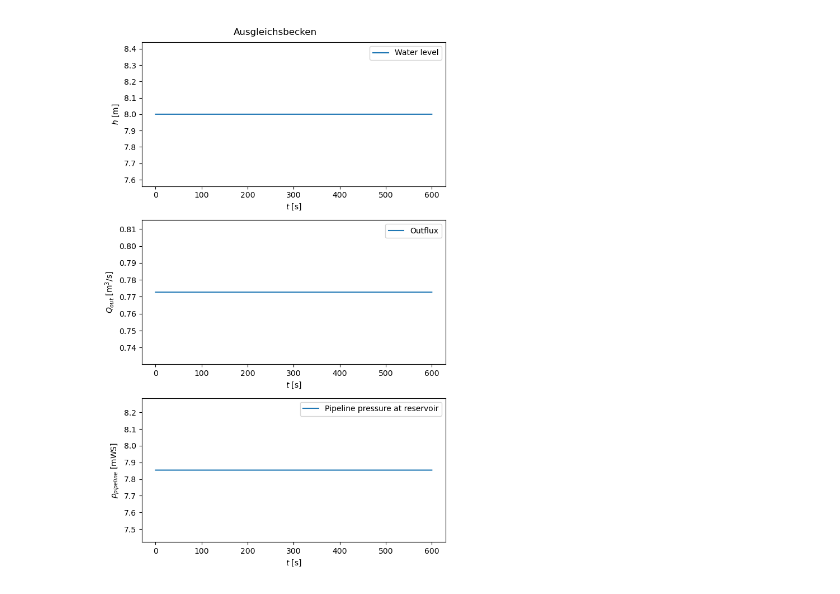
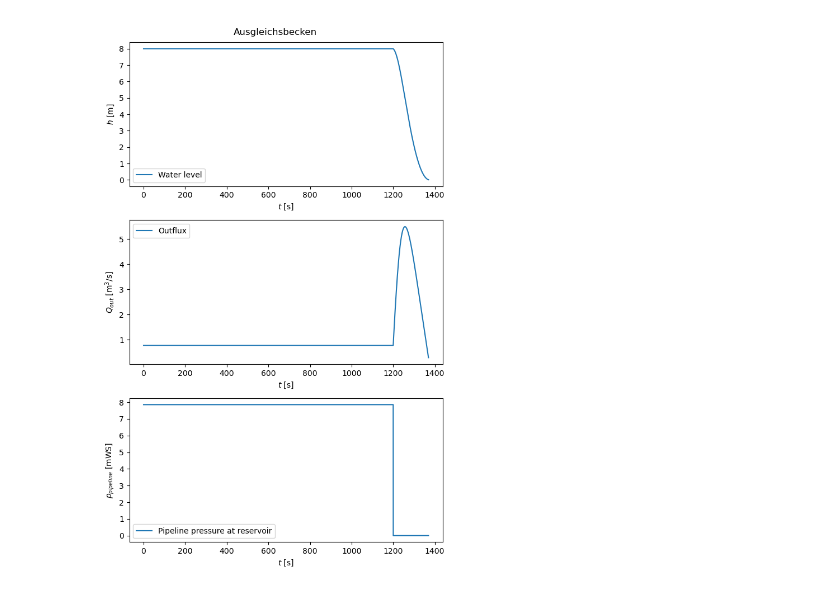
Before and after one commit to GeorgBrantegger/Kelag_DT_Slot_3, a Jupyter notebook: Ausgleichsbecken/Ausgleichsbecken_test_steady_state.ipynb, the cells around one changed output. Cells and saved outputs as stored; diff of their text form; code cells hidden in the pictures.

```diff
--- a/Ausgleichsbecken/Ausgleichsbecken_test_steady_state.ipynb
+++ b/Ausgleichsbecken/Ausgleichsbecken_test_steady_state.ipynb
@@ -31,7 +32,7 @@ Con_T_i             = 10.                                           # [s]
 Con_deadbandRange   = 0.05                                          # [m]       Deadband range around targetLevel for which the controller does NOT intervene
 
     # for pipeline
-Pip_length          = (535.+478.)                                   # [m]       length of pipeline
+Pip_length          = 1000.                                         # [m]       length of pipeline
 Pip_dia             = 0.9                                           # [m]       diameter of pipeline
 Pip_area            = Pip_dia**2/4*np.pi                            # [m²]      crossectional area of pipeline
 Pip_head            = 105.                                          # [m]       hydraulic head of pipeline without reservoir
@@ -58,7 +59,7 @@ Res_dt              = Pip_dt/Res_nt                                 # [s]
     # for general simulation
 flux_init           = Tur_Q_nenn/1.1                                # [m³/s]    initial flux through whole system for steady state initialization
 level_init          = Con_targetLevel                               # [m]       initial water level in upstream reservoir for steady state initialization
-simTime_target      = 600.                                          # [s]       target for total simulation time (will vary slightly to fit with Pip_dt)
+simTime_target      = 1800.                                          # [s]       target for total simulation time (will vary slightly to fit with Pip_dt)
 nt                  = int(simTime_target//Pip_dt)                   # [1]       Number of timesteps of the whole system
 t_vec               = np.arange(0,nt+1,1)*Pip_dt                    # [s]       time vector. At each step of t_vec the system parameters are stored
 # %%
@@ -72,14 +73,16 @@ reservoir.set_steady_state(flux_init,level_init)
 reservoir.get_info(full=True)
 
 # initialize vectors
+influx_vec      = np.full_like(t_vec,flux_init)
+influx_vec[np.argmin(np.abs(t_vec-1200.)):] = 0.
 outflux_vec     = np.zeros_like(t_vec)
 outflux_vec[0]  = reservoir.get_current_outflux()
 level_vec       = np.zeros_like(t_vec)
 level_vec[0]    = reservoir.get_current_level()
 volume_vec      = np.zeros_like(t_vec)
 volume_vec[0]   = reservoir.get_current_volume()
-pressure_vec    = np.zeros_like(t_vec)
-pressure_vec[0] = reservoir.get_current_pressure()
+pressure_vec    = np.full_like(t_vec,reservoir.get_current_pressure())
+pressure_vec[np.argmin(np.abs(t_vec-1200.)):] = 0.
 # %% [output]
 The cuboid reservoir has the following attributes:
 -----------------------------
@@ -101,16 +104,15 @@ Density of liquid     =       1000.0     kg/m³
 # %%
 # time loop
 for i in range(1,nt+1):
-    # if i == 500:
-    #     reservoir.set_influx(0.)
-    reservoir.set_pressure(pressure_vec[i-1],display_warning=False)
+    reservoir.set_influx(influx_vec[i])
+    reservoir.set_pressure(pressure_vec[i],display_warning=False)
     reservoir.set_outflux(outflux_vec[i-1],display_warning=False)
     for it_res in range(Res_nt):
         reservoir.timestep_reservoir_evolution()
 
     outflux_vec[i] = reservoir.get_current_outflux()
     level_vec[i]   = reservoir.get_current_level()
-    pressure_vec[i]   = reservoir.get_current_pressure()
+    # pressure_vec[i]   = reservoir.get_current_pressure()
 
 reservoir.get_info()
 # %% [output]
@@ -126,25 +120,25 @@ Current pipe pressure =       7.854      mWS
 # %%
 %matplotlib widget
 fig1, (ax1, ax2, ax3) = plt.subplots(3, 1)
 fig1.set_figheight(10)
 fig1.suptitle('Ausgleichsbecken')
 
-ax1.plot(t_vec,level_vec, label='Water level')
+ax1.plot(t_vec[:i],level_vec[:i], label='Water level')
 ax1.set_ylabel(r'$h$ ['+reservoir.level_unit+']')
 ax1.set_xlabel(r'$t$ ['+reservoir.time_unit+']')
 ax1.legend()
 
-ax2.plot(t_vec,outflux_vec, label='Outflux')
+ax2.plot(t_vec[:i],outflux_vec[:i], label='Outflux')
 ax2.set_ylabel(r'$Q_{out}$ ['+reservoir.flux_unit+']')
 ax2.set_xlabel(r'$t$ ['+reservoir.time_unit+']')
 ax2.legend()
 
-ax3.plot(t_vec,pressure_conversion(pressure_vec,'Pa',pUnit_conv), label='Pipeline pressure at reservoir')
+ax3.plot(t_vec[:i],pressure_conversion(pressure_vec[:i],'Pa',pUnit_conv), label='Pipeline pressure at reservoir')
 ax3.set_ylabel(r'$p_{pipeline}$ ['+pUnit_conv+']')
 ax3.set_xlabel(r'$t$ ['+reservoir.time_unit+']')
 ax3.legend()
 
 
 fig1.tight_layout()
 # %% [output]
-[figure, old version]
+[figure, new version]
```
Also changed, not shown: parts of 3 cells of this notebook, 1 other file.
